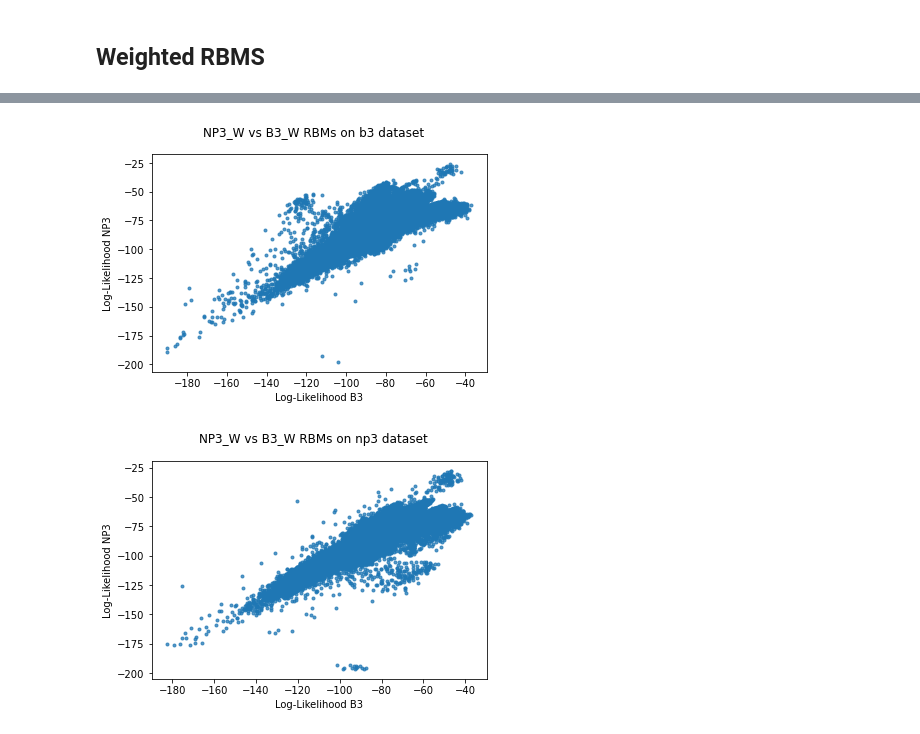
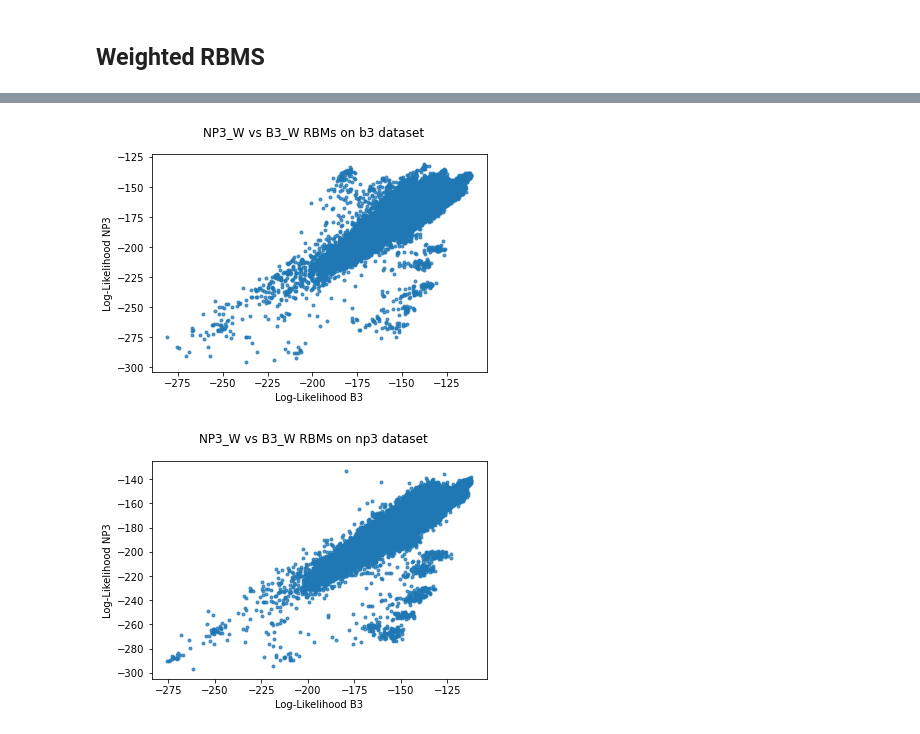
Before and after one commit to Jonahowns/phage_display_ML, a Jupyter notebook: rbm_torch/analysis/pig_analysis_c2.ipynb, the cells around one changed output, grey strips where cells are left out. Saved outputs shown, nothing was run; the diff lists cells and outputs as text; code cells hidden in the pictures.

```diff
--- a/rbm_torch/analysis/pig_analysis_c2.ipynb
+++ b/rbm_torch/analysis/pig_analysis_c2.ipynb
@@ -201,10 +178,10 @@ seq_logo(high_likeli_np3, "high_likeli_np3_c2", weight=False, outdir="./")
 # %%
 # calculate likelihoods from last round rbm only
-checkp, v_dir = get_checkpoint_path("b3_c2")
+checkp, v_dir = am.get_checkpoint_path("b3_c2")
 b3_rbm = RBM.load_from_checkpoint(checkp)
 
 # this takes awhile, might be something I optimize further in the future
-b3_likeli = generate_likelihoods(c2_rounds, b3_rbm, data_c2)
+b3_likeli = am.generate_likelihoods(c2_rounds, b3_rbm, data_c2)
 # %%
 # assign likelihoods in new pd dataframe
 b3_title = "All data Log-Likelihood From B3 RBM Cluster 2 (35-45)"
@@ -229,18 +206,18 @@ compare_likelihood_correlation(np3_likeli["np3_c2"], b3_likeli["np3_c2"], "NP3 v
 ## Weighted RBMS
 # %%
 # calculate likelihoods from last round rbm only
-checkp, v_dir = get_checkpoint_path("b3_c2")
+checkp, v_dir = am.get_checkpoint_path("b3_c2_w", rbmdir=mdir)
 b3_rbm_w = RBM.load_from_checkpoint(checkp)
 
 # this takes awhile, might be something I optimize further in the future
-b3_likeli_w = generate_likelihoods(c2_rounds, b3_rbm_w, data_c2)
+b3_likeli_w = am.generate_likelihoods(c2_rounds, b3_rbm_w, data_c2)
 
 # calculate likelihoods from last round rbm only
-checkp, v_dir = get_checkpoint_path("np3_c2")
+checkp, v_dir = am.get_checkpoint_path("np3_c2_w", rbmdir=mdir)
 np3_rbm_w = RBM.load_from_checkpoint(checkp)
 
 # this takes awhile, might be something I optimize further in the future
-np3_likeli_w = generate_likelihoods(c2_rounds, np3_rbm_w, data_c2)
+np3_likeli_w = am.generate_likelihoods(c2_rounds, np3_rbm_w, data_c2)
 # %%
 # assign likelihoods in new pd dataframe
 b3_title = "All data Log-Likelihood From B3_W RBM Cluster 2 (35-45)"
@@ -270,8 +247,8 @@ plot_likelihoods(np3_likeli_w, np3_title, np3_xaxis, np3_order, np3_labels, np3_
 # %%
-compare_likelihood_correlation(np3_likeli_w["b3_c2"], b3_likeli_w["b3_c2"], "NP3_W vs B3_W RBMs on b3 dataset", ["NP3", "B3"])
+am.compare_likelihood_correlation(np3_likeli_w["b3_c2"], b3_likeli_w["b3_c2"], "NP3_W vs B3_W RBMs on b3 dataset", ["NP3", "B3"])
 # %% [output]
-[figure, old version]
+[figure, new version]
 # %%
-compare_likelihood_correlation(np3_likeli_w["np3_c2"], b3_likeli_w["np3_c2"], "NP3_W vs B3_W RBMs on np3 dataset", ["NP3", "B3"])
+am.compare_likelihood_correlation(np3_likeli_w["np3_c2"], b3_likeli_w["np3_c2"], "NP3_W vs B3_W RBMs on np3 dataset", ["NP3", "B3"])
 # %% [output]
-[figure, old version]
+[figure, new version]
```
Also changed, not shown: parts of 6 cells of this notebook, 3 other files.
